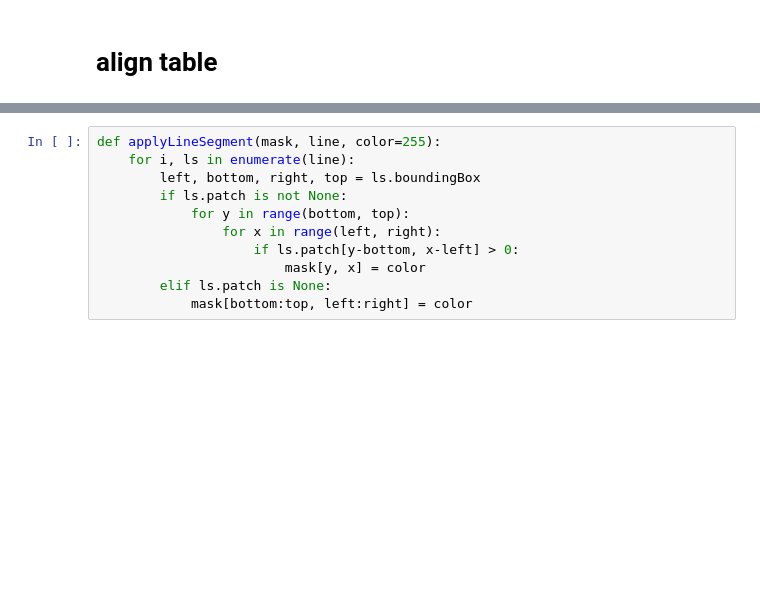
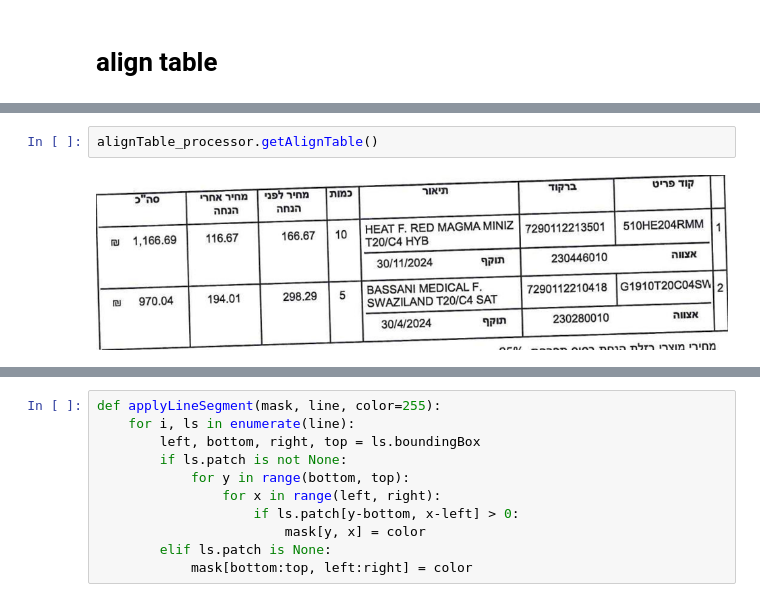
Before and after one commit to eliaweiss/MobileSAM, a Jupyter notebook: notebooks/TblDet4.ipynb, the cells around one changed output, grey strips where cells are left out. Cells and saved outputs as stored; diff of their text form; blank space fills up the shorter version.

```diff
--- a/notebooks/TblDet4.ipynb
+++ b/notebooks/TblDet4.ipynb
@@ -264,0 +89,4 @@ plot_annotations(img_pil, anns)
+# %%
+alignTable_processor.getAlignTable()
+# %% [output]
+[figure, added]
```
Also changed, not shown: parts of 19 cells of this notebook, 2 other files.
